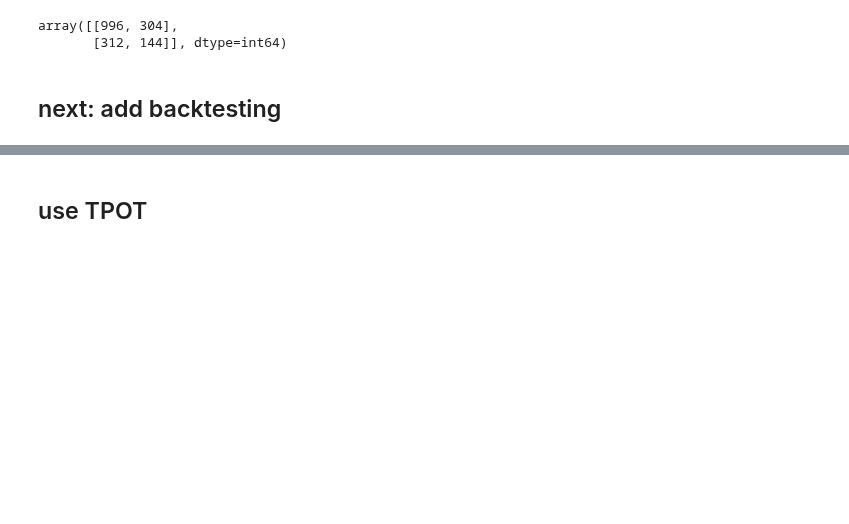
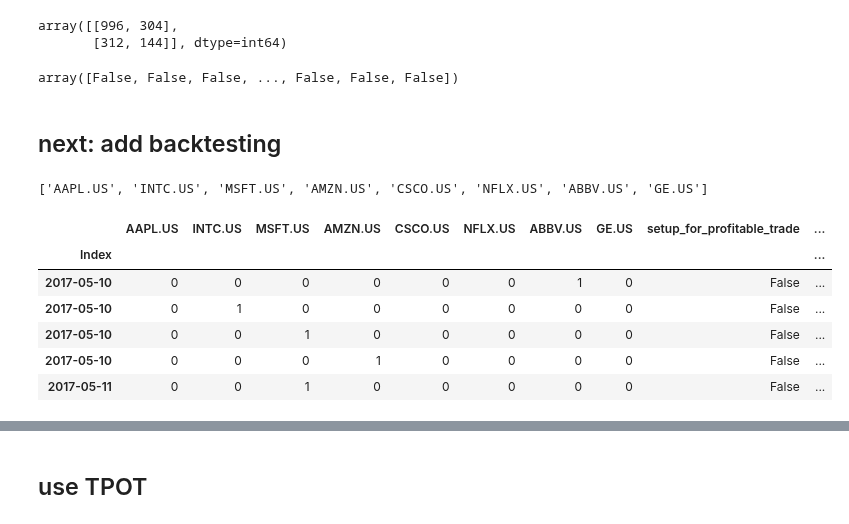
Before and after one commit to Lindstaedt/Stock-recommendation-with-ML, a Jupyter notebook: notebooks/03.0-fl-model-training-sklearn.ipynb, the cells around one changed output, grey strips where cells are left out. Drawn from its saved outputs; the diff is of its cells as text; code cells hidden in the pictures; blank space fills up the shorter version.

Commit message:
feat: load df_downloade_all_tickers and prepare data for backtest

```diff
--- a/notebooks/03.0-fl-model-training-sklearn.ipynb
+++ b/notebooks/03.0-fl-model-training-sklearn.ipynb
@@ -206,5 +214,9 @@ confusion_matrix(y_test, y_pred, labels=[False, True])
 # %% [output]
 array([[996, 304],
        [312, 144]], dtype=int64)
+# %%
+y_pred
+# %% [output]
+array([False, False, False, ..., False, False, False])
 # %% [markdown]
 ## next: add backtesting
@@ -223,0 +223,20 @@ def handle_data(context, data):
+# %%
+# load the ticker list:
+symbols = fastparquet.ParquetFile('../data/interim/symbols.parq').to_pandas().index.tolist()
+
+print(symbols)
+# %% [output]
+['AAPL.US', 'INTC.US', 'MSFT.US', 'AMZN.US', 'CSCO.US', 'NFLX.US', 'ABBV.US', 'GE.US']
+# %%
+# build dataframe with dates, stock tickers, real setup for profitable trade, and prediction
+df_backtest = pd.concat([X_test.loc[:, symbols], y_test], axis=1)
+df_backtest['setup_for_profitable_trade_prediction'] = y_pred
+df_backtest.head()
+# %% [output]
+|  | AAPL.US | INTC.US | MSFT.US | AMZN.US | CSCO.US | NFLX.US | ABBV.US | GE.US | setup_for_profitable_trade | ... |
+| Index |  |  |  |  |  |  |  |  |  | ... |
+| 2017-05-10 | 0 | 0 | 0 | 0 | 0 | 0 | 1 | 0 | False | ... |
+| 2017-05-10 | 0 | 1 | 0 | 0 | 0 | 0 | 0 | 0 | False | ... |
+| 2017-05-10 | 0 | 0 | 1 | 0 | 0 | 0 | 0 | 0 | False | ... |
+| 2017-05-10 | 0 | 0 | 0 | 1 | 0 | 0 | 0 | 0 | False | ... |
+| 2017-05-11 | 0 | 0 | 1 | 0 | 0 | 0 | 0 | 0 | False | ... |
```
Also changed, not shown: parts of 6 cells of this notebook.
